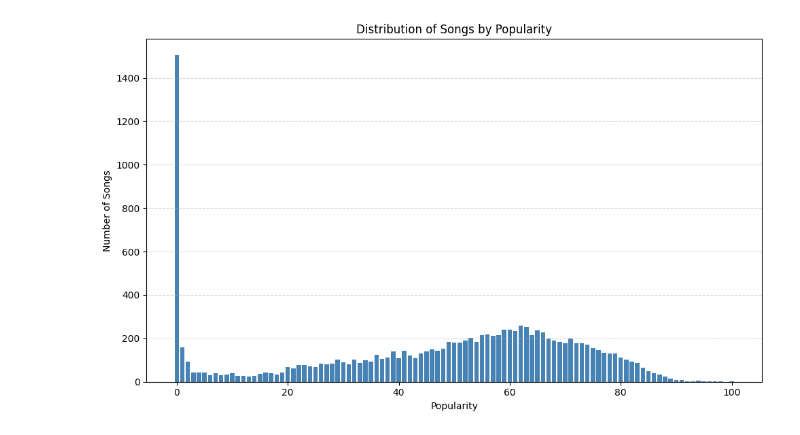
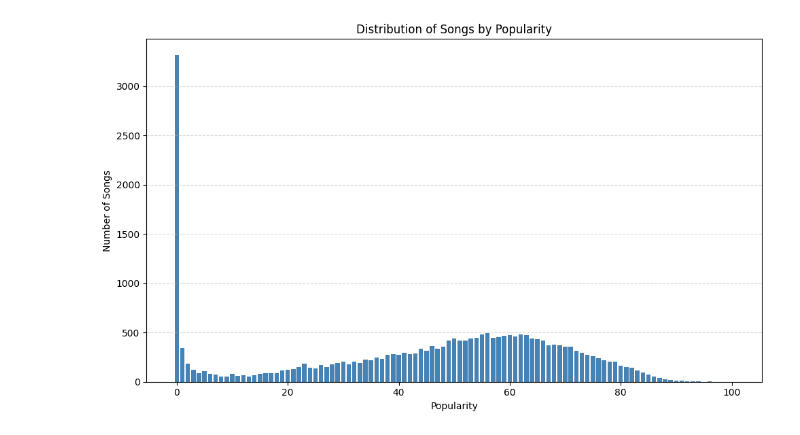
Before and after one commit to Liptee/Lyric2Popularity, a Jupyter notebook: visualization_data.ipynb, the cells around one changed output. Saved outputs shown, nothing was run; the diff lists cells and outputs as text; code cells hidden in the pictures.

```diff
--- a/visualization_data.ipynb
+++ b/visualization_data.ipynb
@@ -50,19 +34,17 @@ load_jsons_data('with_lyrics', ["popularity"])
 # %%
-# Load data (assuming a custom function)
-df = load_jsons_data('with_lyrics', ['popularity'])
-
-# Count number of songs for each popularity level
+popularity_threshold = 0
+df = load_jsons_data(DATA_DIR, ['popularity'])
+df = df[df['popularity'] >= popularity_threshold]
 popularity_counts = df['popularity'].value_counts().sort_index()
 
-# Plot
 plt.figure(figsize=(10, 6))
 plt.bar(popularity_counts.index, popularity_counts.values, color='steelblue')
 
 plt.xlabel('Popularity')
 plt.ylabel('Number of Songs')
 plt.title('Distribution of Songs by Popularity')
 plt.grid(axis='y', linestyle='--', alpha=0.5)
 plt.tight_layout()
 plt.show()
 # %% [output]
-[figure, old version]
+[figure, new version]
```
Also changed, not shown: parts of 4 cells of this notebook, 16 other files.
